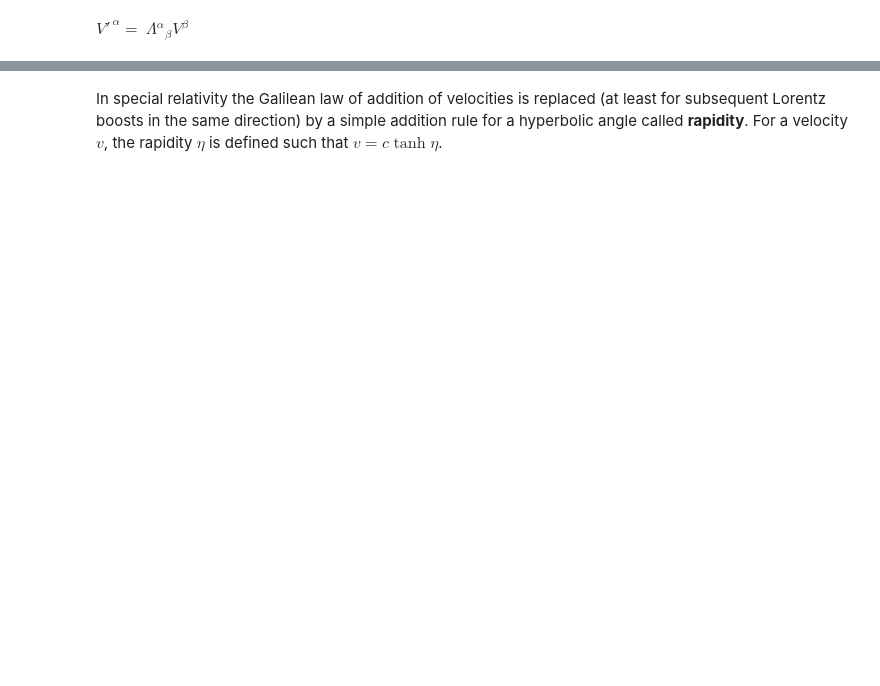
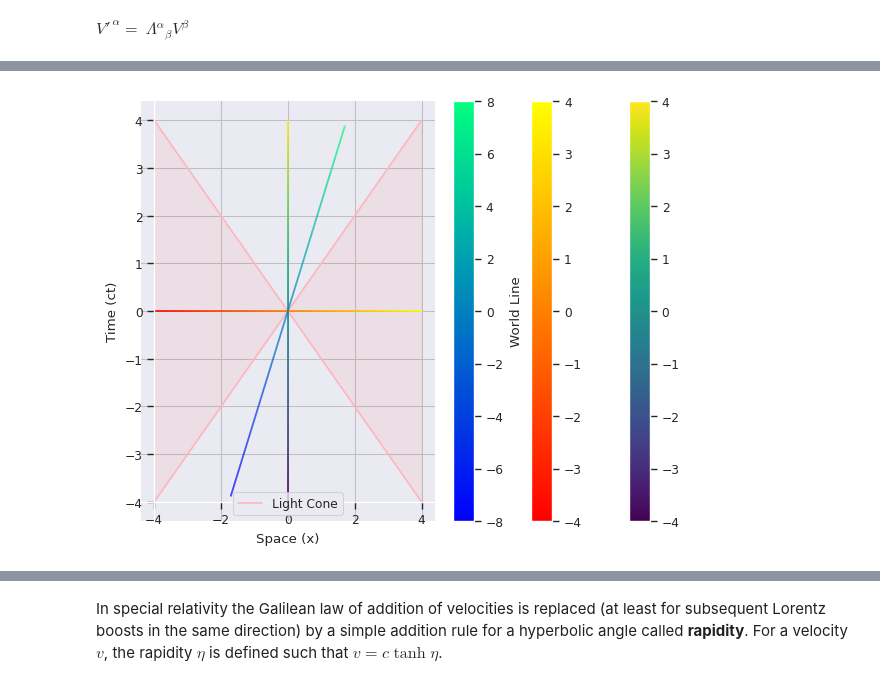
Before and after one commit to drdrwenski/sympy-examples, a Jupyter notebook: MinkowskiMetric.ipynb, the cells around one changed output, grey strips where cells are left out. Saved outputs shown, nothing was run; the diff lists cells and outputs as text; code cells hidden in the pictures; blank space fills up the shorter version.

```diff
--- a/MinkowskiMetric.ipynb
+++ b/MinkowskiMetric.ipynb
@@ -10,9 +29,11 @@ The metric tensor in Minkowski space is fundamental to the structure and mathema
 First, we define some output helper functions:
 # %%
 from sympy.tensor.tensor import Tensor, TensMul
-from IPython.display import display, Markdown
+from IPython.display import display, Markdown, HTML
 from sympy import latex, simplify
 import re
+
+mathjaxURL = rf'<script type="text/javascript" src="https://cdnjs.cloudflare.com/ajax/libs/mathjax/2.7.7/MathJax.js?config=TeX-MML-AM_CHTML"></script>'
 
 def get_tensor_indices(expr):
   indices = []
@@ -61,6 +82,8 @@ def displayLatex(expr, **kwargs):
   coda = kwargs.get('coda', '')
   output = rf'$\displaystyle {intro} {prettyLatex(expr,**kwargs)} {coda}$'
   display(Markdown(output))
+  # htmlOutput = rf'<p>$${intro} {prettyLatex(expr,**kwargs)} {coda}$$</p>'
+  # display(HTML(mathjaxURL + htmlOutput))
 
 def displayLinearTransformation(tensor, vector, dict, simplified=True, **kwargs):
   func = simplify if simplified else (lambda x: x)
@@ -70,6 +93,7 @@ def displayLinearTransformation(tensor, vector, dict, simplified=True, **kwargs)
   coda = rf'\;=\; {latex(holors[0])} \cdot {latex(holors[1])} \;=\; {latex(holors[2])}'
   indices = kwargs.get('indices', [])
   displayLatex(tensor*vector, indices=indices, coda=coda)
+  return holors[2]
 # %% [markdown]
 ## Spacetime Coordinates
 # %% [markdown]
@@ -203,0 +249,41 @@ The time will always be shortest as measured in its rest frame:
+# %%
+from sympy.plotting import plot, plot_parametric
+from numpy import linspace
+import seaborn as sns
+from spb import plot, plot_parametric
+
+sns.set_style('darkgrid')
+sns.set_context('paper')
+
+# Cartesian plotting variables
+t, x, y, z = symbols('t x y z')
+
+# Spacetime diagram without world lines
+def getSpacetimeDiagram(xmin, xmax, ymin, ymax):
+    x_array = linspace(-4, 4, 100)
+    # Plotting light cones
+    p = plot(x, -x, (x,xmin,xmax), axis_center=(xmin,ymin), aspect_ratio=(1,1),
+            xlabel='Space (x)', ylabel='Time (ct)', line_color='lightpink',
+            fill={'x': x_array, 'y1': x_array, 'y2': -x_array, 'color': 'red', 'alpha': 0.05},
+            legend=True, show=False
+        )
+    # Plotting space and time axes
+    p.extend(plot_parametric((0, t, (t,ymin,ymax)), (t, 0, (t,xmin,xmax)), line_color='grey', show=False))
+    for line in p:
+        line.label = ''
+    p[0].label = 'Light Cone'
+    return p
+
+# Replacing base scalar fields by Cartesian plotting variables
+plot_variables = list(zip(M4.base_scalars(), [t, x, y, z]))
+plot_values = [(eta, 1), (x, 0.9*t)]
+time_values = V_prime_vector[0].subs(plot_variables).subs(plot_values)
+space_values = V_prime_vector[1].subs(plot_variables).subs(plot_values)
+
+# Draw world line
+p = getSpacetimeDiagram(-4, 4, -4, 4)
+p.extend(plot_parametric(space_values, time_values, (t,-8,8), title='Spacetime Diagram', show=False))
+p[-1].label = 'World Line'
+p.show()
+# %% [output]
+[figure, added]
```
Also changed, not shown: parts of 25 cells of this notebook.
